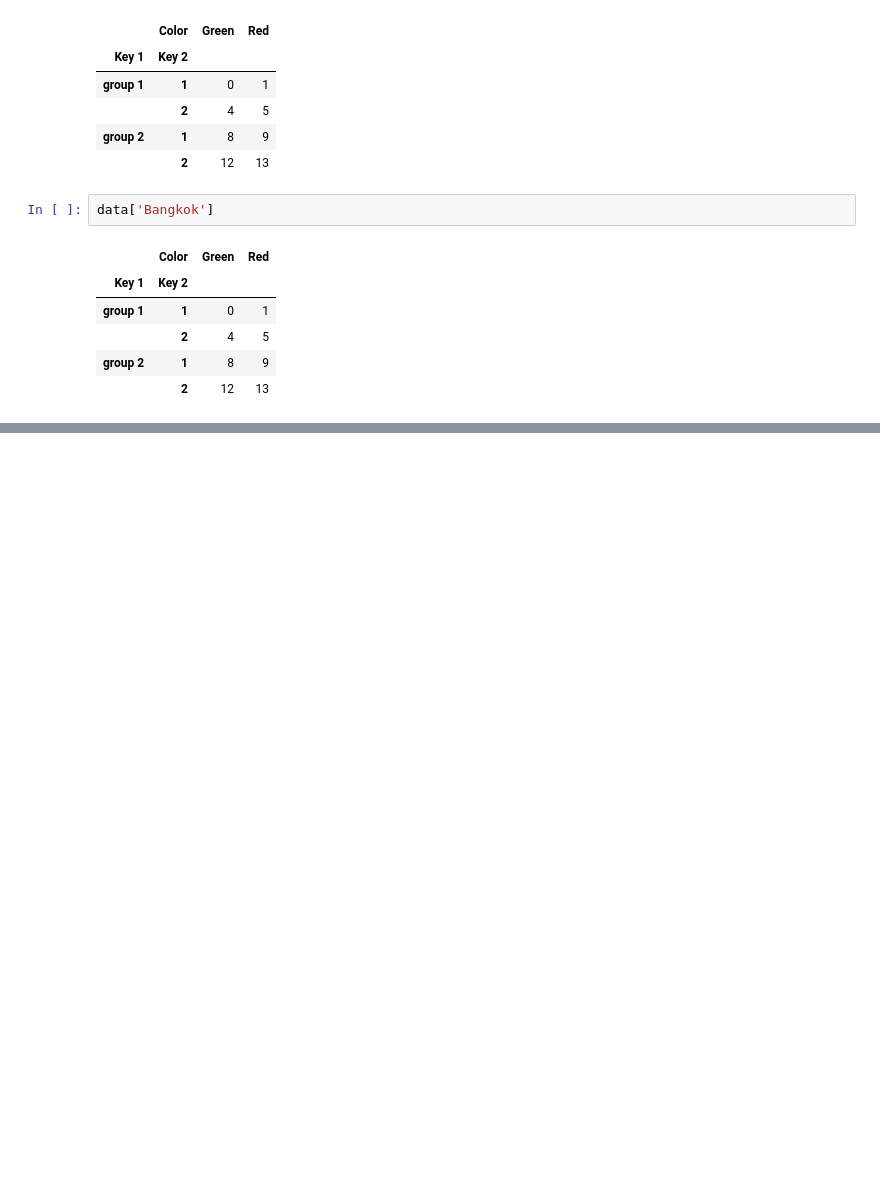
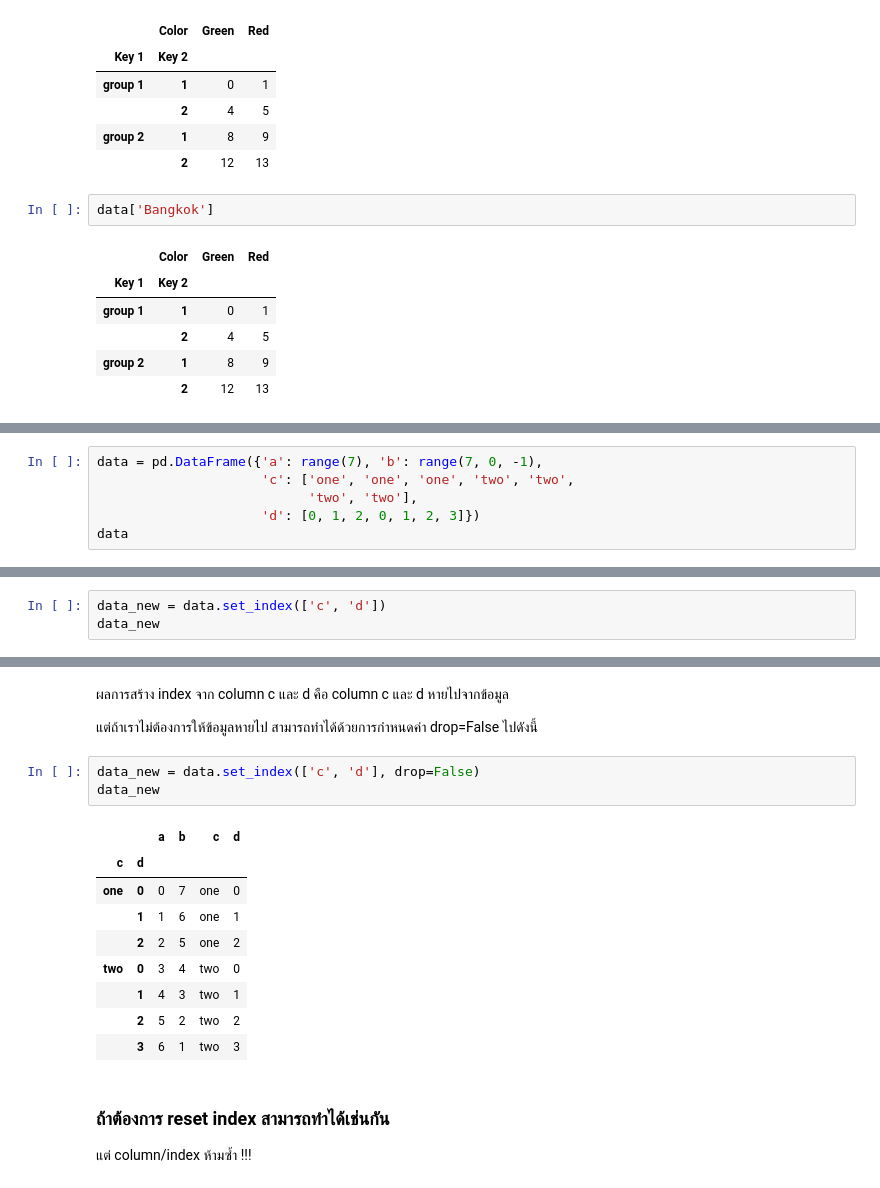
Before and after one commit to up1/course-basic-python, a Jupyter notebook: notebook/data_wrangling_with_pandas.ipynb, the cells around one changed output, grey strips where cells are left out. Drawn from its saved outputs; the diff is of its cells as text; blank space fills up the shorter version.

Commit message:
Re-index/column of DataFrame

```diff
--- a/notebook/data_wrangling_with_pandas.ipynb
+++ b/notebook/data_wrangling_with_pandas.ipynb
@@ -153,0 +270,6 @@ data['Bangkok']
+# %%
+data = pd.DataFrame({'a': range(7), 'b': range(7, 0, -1),
+                     'c': ['one', 'one', 'one', 'two', 'two',
+                           'two', 'two'],
+                     'd': [0, 1, 2, 0, 1, 2, 3]})
+data
@@ -153,0 +287,3 @@ data['Bangkok']
+# %%
+data_new = data.set_index(['c', 'd'])
+data_new
@@ -153,0 +300,21 @@ data['Bangkok']
+# %% [markdown]
+ผลการสร้าง index จาก column c และ d คือ column c และ d หายไปจากข้อมูล
+
+แต่ถ้าเราไม่ต้องการให้ข้อมูลหายไป สามารถทำได้ด้วยการกำหนดค่า drop=False ไปดังนี้
+# %%
+data_new = data.set_index(['c', 'd'], drop=False)
+data_new
+# %% [output]
+|  |  | a | b | c | d |
+| c | d |  |  |  |  |
+| one | 0 | 0 | 7 | one | 0 |
+|  | 1 | 1 | 6 | one | 1 |
+|  | 2 | 2 | 5 | one | 2 |
+| two | 0 | 3 | 4 | two | 0 |
+|  | 1 | 4 | 3 | two | 1 |
+|  | 2 | 5 | 2 | two | 2 |
+|  | 3 | 6 | 1 | two | 3 |
+# %% [markdown]
+### ถ้าต้องการ reset index สามารถทำได้เช่นกัน
+
+แต่ column/index ห้ามซ้ำ !!!
```
Also changed, not shown: parts of 18 cells of this notebook.
